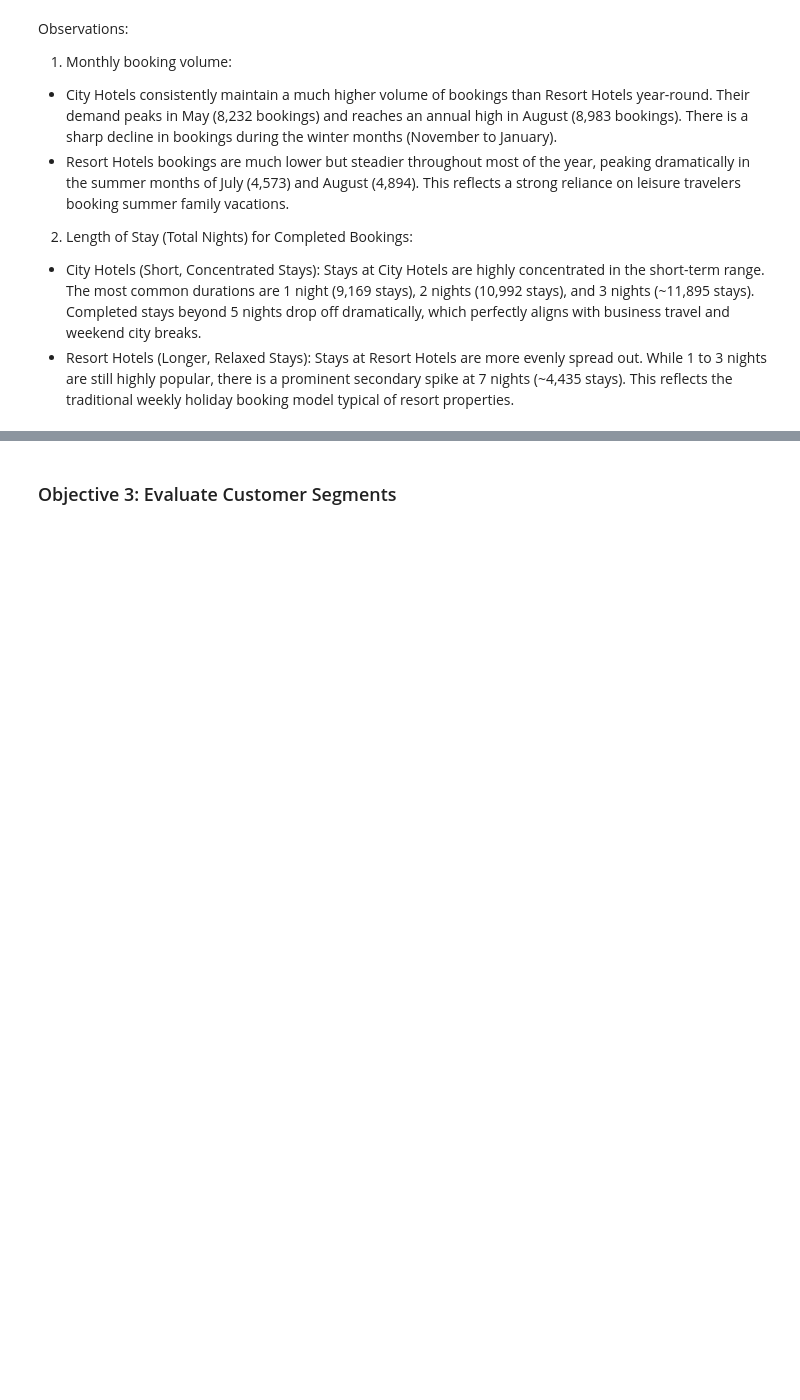
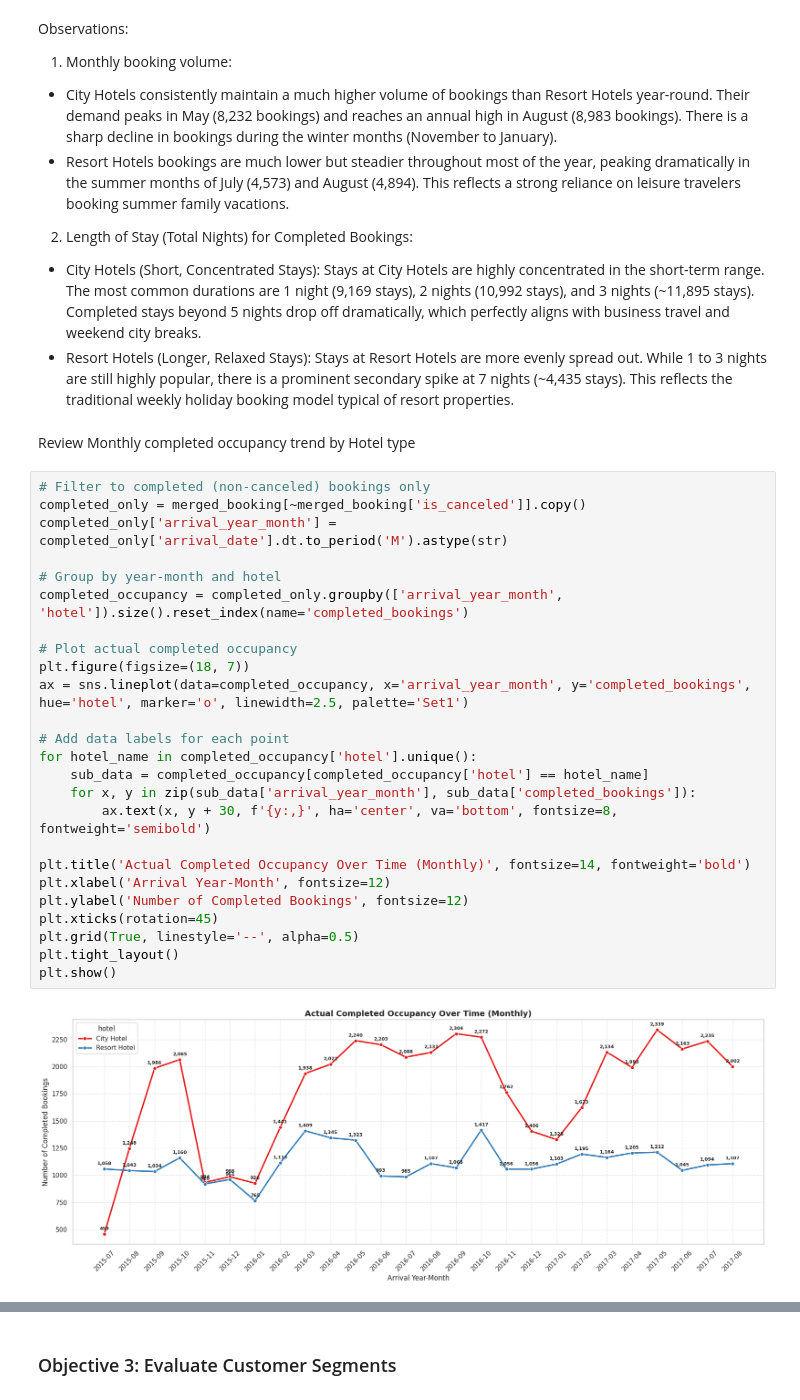
Before and after one commit to anniechooimh/Hospitality-Analytics, a Jupyter notebook: Capstone_Hospitality Analysis.ipynb, the cells around one changed output, grey strips where cells are left out. Saved outputs shown, nothing was run; the diff lists cells and outputs as text; blank space fills up the shorter version.

```diff
--- a/Capstone_Hospitality Analysis.ipynb
+++ b/Capstone_Hospitality Analysis.ipynb
@@ -351,3 +445,32 @@ Observations:
 2. Length of Stay (Total Nights) for Completed Bookings:
 - City Hotels (Short, Concentrated Stays): Stays at City Hotels are highly concentrated in the short-term range. The most common durations are 1 night (9,169 stays), 2 nights (10,992 stays), and 3 nights (~11,895 stays). Completed stays beyond 5 nights drop off dramatically, which perfectly aligns with business travel and weekend city breaks.
 - Resort Hotels (Longer, Relaxed Stays): Stays at Resort Hotels are more evenly spread out. While 1 to 3 nights are still highly popular, there is a prominent secondary spike at 7 nights (~4,435 stays). This reflects the traditional weekly holiday booking model typical of resort properties.
+# %% [markdown]
+Review Monthly completed occupancy trend by Hotel type
+# %%
+# Filter to completed (non-canceled) bookings only
+completed_only = merged_booking[~merged_booking['is_canceled']].copy()
+completed_only['arrival_year_month'] = completed_only['arrival_date'].dt.to_period('M').astype(str)
+
+# Group by year-month and hotel
+completed_occupancy = completed_only.groupby(['arrival_year_month', 'hotel']).size().reset_index(name='completed_bookings')
+
+# Plot actual completed occupancy
+plt.figure(figsize=(18, 7))
+ax = sns.lineplot(data=completed_occupancy, x='arrival_year_month', y='completed_bookings', hue='hotel', marker='o', linewidth=2.5, palette='Set1')
+
+# Add data labels for each point
+for hotel_name in completed_occupancy['hotel'].unique():
+    sub_data = completed_occupancy[completed_occupancy['hotel'] == hotel_name]
+    for x, y in zip(sub_data['arrival_year_month'], sub_data['completed_bookings']):
+        ax.text(x, y + 30, f'{y:,}', ha='center', va='bottom', fontsize=8, fontweight='semibold')
+
+plt.title('Actual Completed Occupancy Over Time (Monthly)', fontsize=14, fontweight='bold')
+plt.xlabel('Arrival Year-Month', fontsize=12)
+plt.ylabel('Number of Completed Bookings', fontsize=12)
+plt.xticks(rotation=45)
+plt.grid(True, linestyle='--', alpha=0.5)
+plt.tight_layout()
+plt.show()
+# %% [output]
+[figure, added]
```
Also changed, not shown: parts of 14 cells of this notebook.
